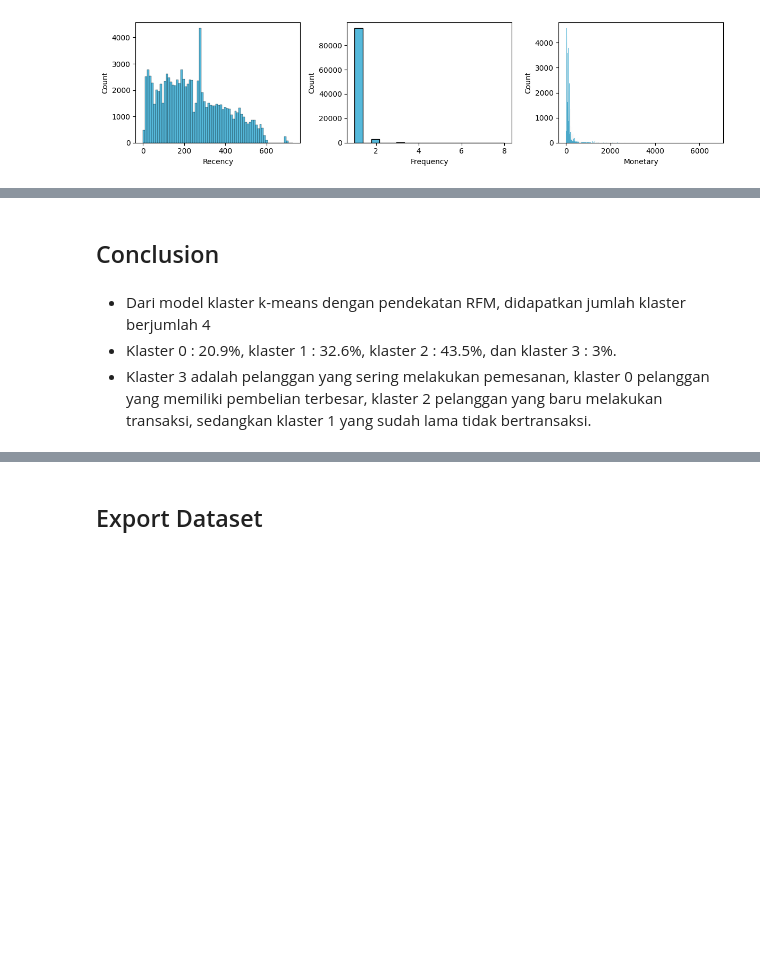
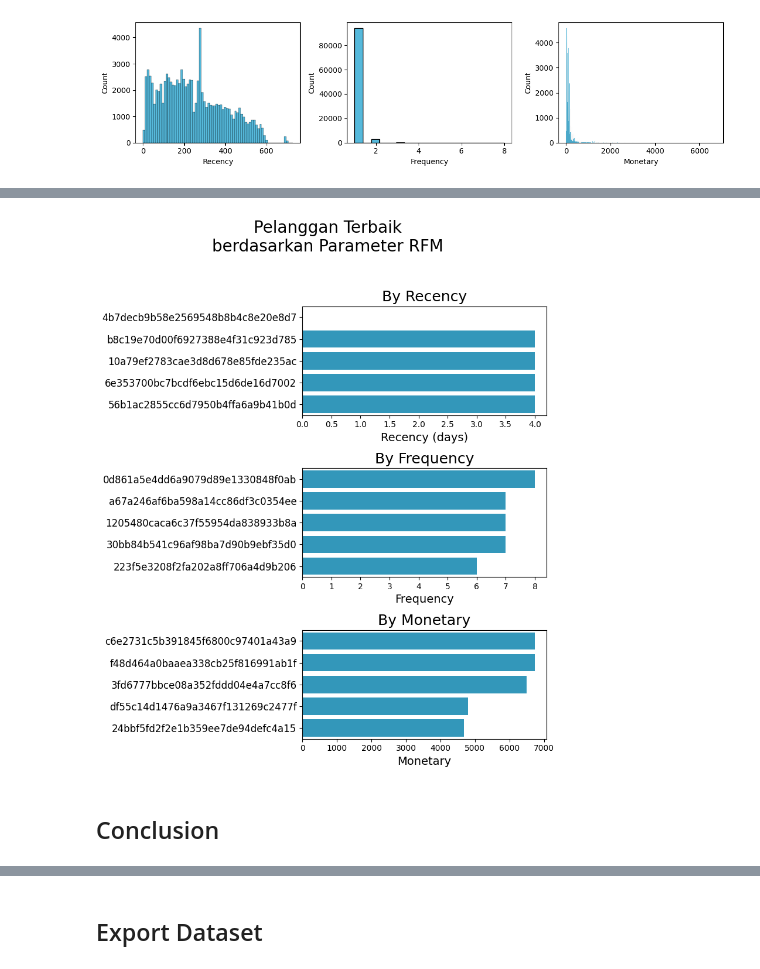
Before and after one commit to robbysoetiawan/e-commerce_dicoding, a Jupyter notebook: Proyek_Analisis_Data.ipynb, the cells around one changed output, grey strips where cells are left out. Drawn from its saved outputs; the diff is of its cells as text; code cells hidden in the pictures; blank space fills up the shorter version.

```diff
--- a/Proyek_Analisis_Data.ipynb
+++ b/Proyek_Analisis_Data.ipynb
@@ -708,6 +649,37 @@ rfm_clean.groupby('Clusters').agg(['count', 'mean', 'median'])
+# %%
+# Mengatur plot dengan 3 baris
+fig, ax = plt.subplots(nrows=3, ncols=1, figsize=(8, 10))  # Menggunakan nrows=3 untuk vertikal
+
+colors = ["#1da2d0"] * 5  # Warna konsisten untuk semua grafik
+
+# Grafik 1: Recency
+sns.barplot(x="Recency", y="customer_id", data=RFM.sort_values(by="Recency", ascending=True).head(5), palette=colors, ax=ax[0])
+ax[0].set_ylabel(None)
+ax[0].set_xlabel("Recency (days)", fontsize=14)
+ax[0].set_title("By Recency", loc="center", fontsize=18)
+ax[0].tick_params(axis='y', labelsize=12)
+
+# Grafik 2: Frequency
+sns.barplot(x="Frequency", y="customer_id", data=RFM.sort_values(by="Frequency", ascending=False).head(5), palette=colors, ax=ax[1])
+ax[1].set_ylabel(None)
+ax[1].set_xlabel("Frequency", fontsize=14)
+ax[1].set_title("By Frequency", loc="center", fontsize=18)
+ax[1].tick_params(axis='y', labelsize=12)
+
+# Grafik 3: Monetary
+sns.barplot(x="Monetary", y="customer_id", data=RFM.sort_values(by="Monetary", ascending=False).head(5), palette=colors, ax=ax[2])
+ax[2].set_ylabel(None)
+ax[2].set_xlabel("Monetary", fontsize=14)
+ax[2].set_title("By Monetary", loc="center", fontsize=18)
+ax[2].tick_params(axis='y', labelsize=12)
+
+# Judul utama untuk semua grafik
+plt.suptitle("Pelanggan Terbaik\nberdasarkan Parameter RFM", fontsize=20)
+
+# Menampilkan grafik
+plt.tight_layout(rect=[0, 0.03, 1, 0.95])  # Menyisakan ruang untuk judul utama
+plt.show()
+# %% [output]
+[figure, added]
 # %% [markdown]
 ## Conclusion
-# %% [markdown]
-- Dari model klaster k-means dengan pendekatan RFM, didapatkan jumlah klaster berjumlah 4
-- Klaster 0 : 20.9%, klaster 1 : 32.6%, klaster 2 : 43.5%, dan klaster 3 : 3%.
-- Klaster 3 adalah pelanggan yang sering melakukan pemesanan, klaster 0 pelanggan yang memiliki pembelian terbesar, klaster 2 pelanggan yang baru melakukan transaksi, sedangkan klaster 1 yang sudah lama tidak bertransaksi.
```
Also changed, not shown: parts of 76 cells of this notebook, 8 other files.
